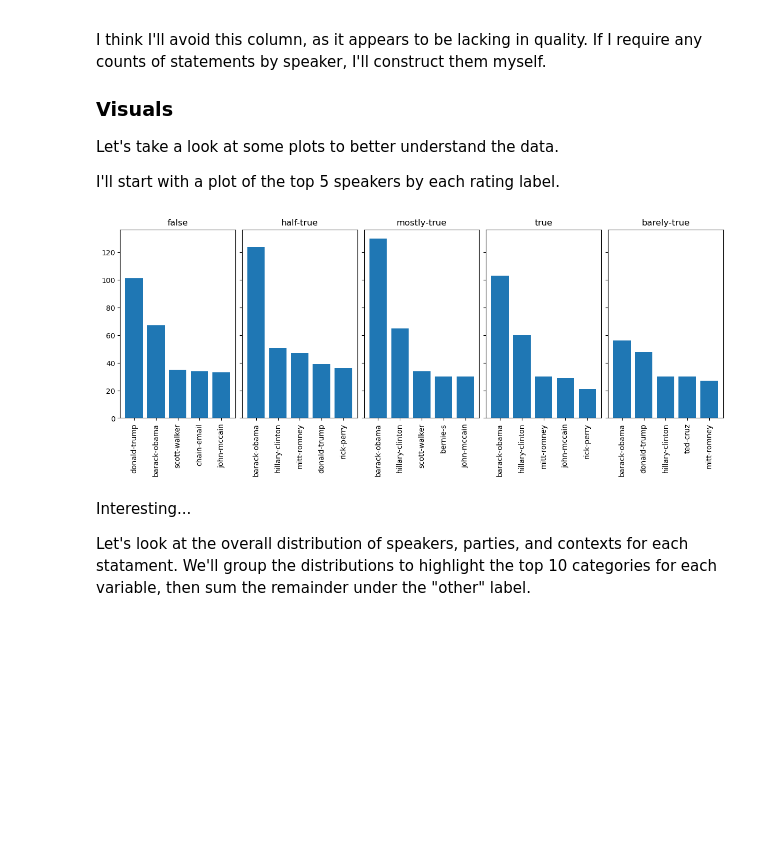
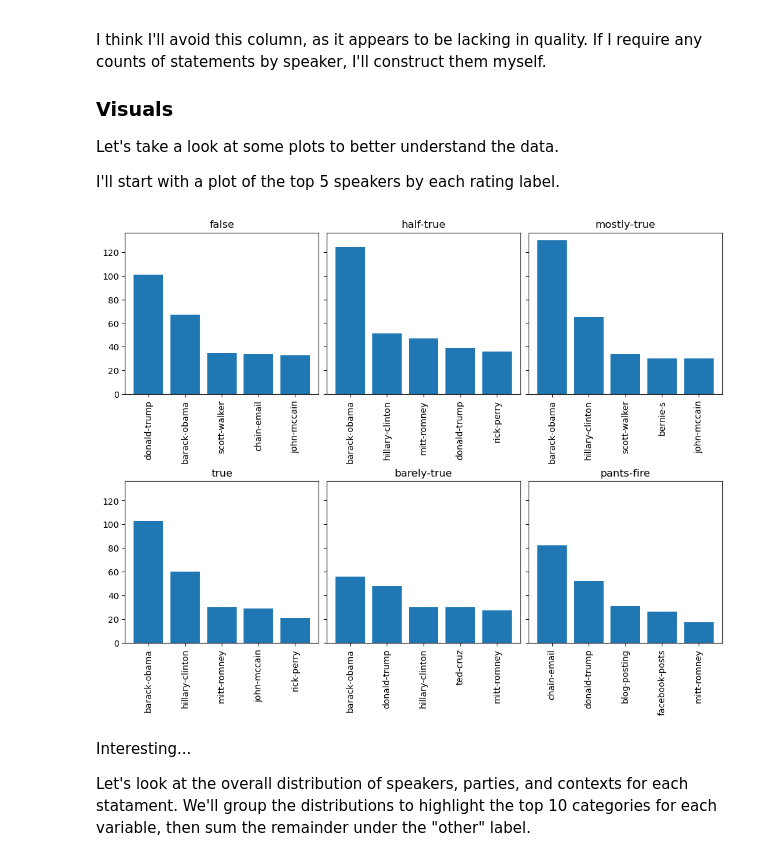
Before and after one commit to kac624/cuny, a Jupyter notebook: D602/final_project/00_proposalAndEDA.ipynb, the cells around one changed output. Cells and saved outputs as stored; diff of their text form; code cells hidden in the pictures; blank space fills up the shorter version.

```diff
--- a/D602/final_project/00_proposalAndEDA.ipynb
+++ b/D602/final_project/00_proposalAndEDA.ipynb
@@ -239,22 +239,22 @@ I'll start with a plot of the top 5 speakers by each rating label.
 # %%
 # to get a better sense
 
 fig, axes = plt.subplots(
-    1, 5,
-    figsize = (12,5),
+    2, 3,
+    figsize = (10,8),
     layout = 'constrained',
     sharey = True
 )
 
-for rating, ax in zip(train.label.unique(), range(5)):
+for rating, ax in zip(train.label.unique(), axes.ravel()):
     top5 = train[train.label == rating].speaker.value_counts().head(5)
-    axes[ax].bar(top5.index, top5.values)
-    axes[ax].set_title(rating)
-    axes[ax].tick_params(axis = 'x', rotation = 90)
+    ax.bar(top5.index, top5.values)
+    ax.set_title(rating)
+    ax.tick_params(axis = 'x', rotation = 90)
 
 plt.show()
 # %% [output]
-[figure, old version]
+[figure, new version]
 # %% [markdown]
 Interesting...
 
```
Also changed, not shown: parts of 1 cell of this notebook, 1 other file.
